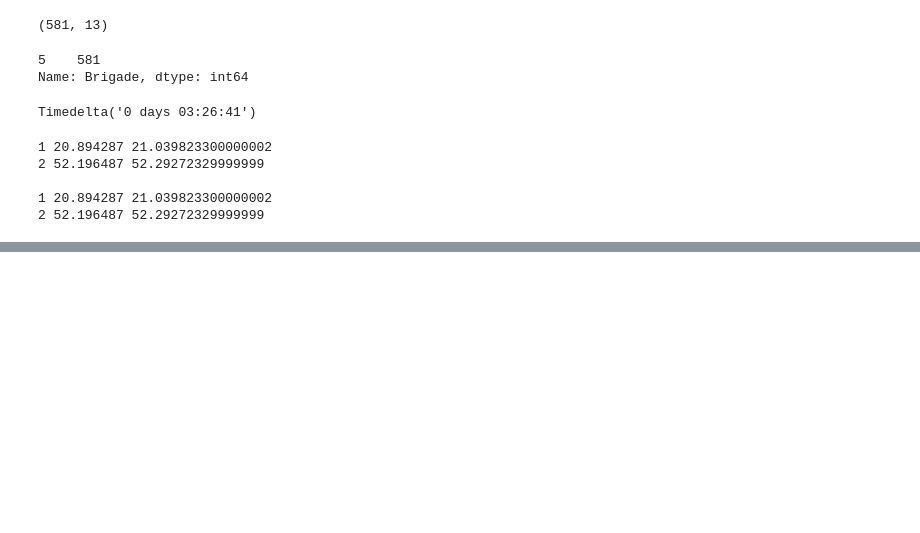
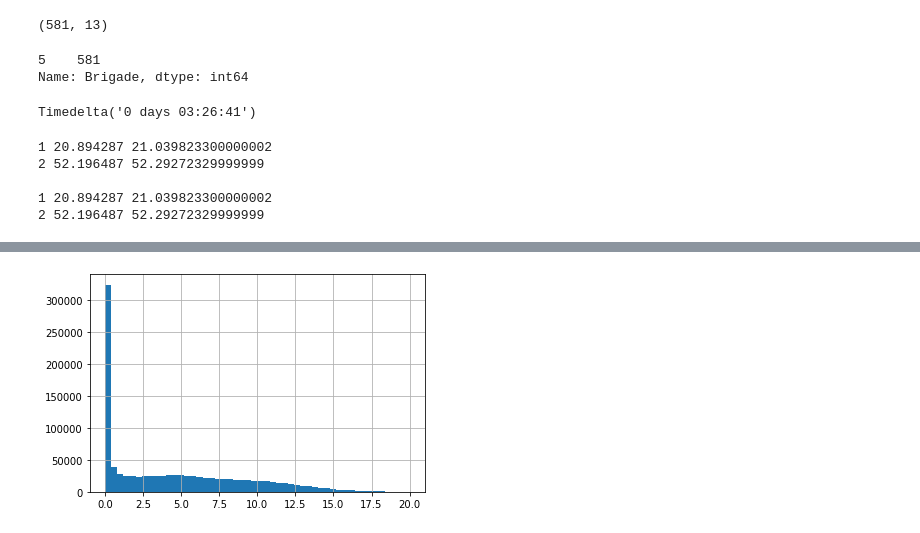
Before and after one commit to ronaldexim/public_transport, a Jupyter notebook: dataGPS_FE_2.ipynb, the cells around one changed output, grey strips where cells are left out. Saved outputs shown, nothing was run; the diff lists cells and outputs as text; code cells hidden in the pictures; blank space fills up the shorter version.

```diff
--- a/dataGPS_FE_2.ipynb
+++ b/dataGPS_FE_2.ipynb
@@ -553,0 +564,4 @@ print('2', min(check, key=itemgetter(1))[1], max(check, key=itemgetter(1))[1])
+# %%
+%%time
+GPS_df['speed'] = GPS_df[GPS_df['d_time'] > 0][ ['d_dist', 'd_time'] ]\
+.apply(lambda x: (x['d_dist'] * 1000 / x['d_time']), axis=1)
@@ -553,0 +570,5 @@ print('2', min(check, key=itemgetter(1))[1], max(check, key=itemgetter(1))[1])
+# %%
+GPS_df[(GPS_df['speed'] > 0) &
+       (GPS_df['speed'] < 20)]['speed'].hist(bins=50);
+# %% [output]
+[figure, added]
```
Also changed, not shown: parts of 6 cells of this notebook.
